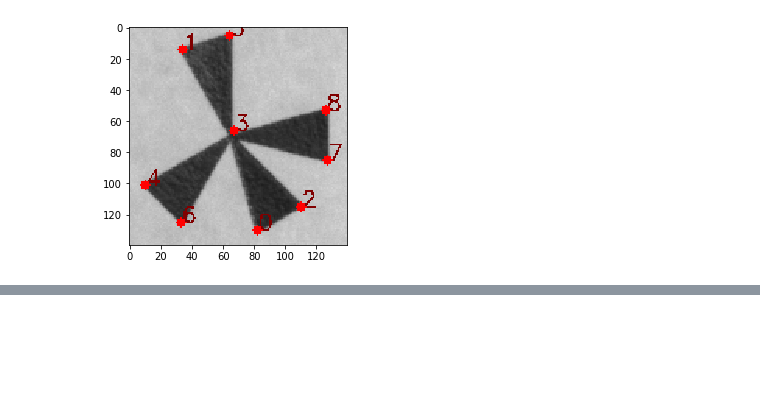
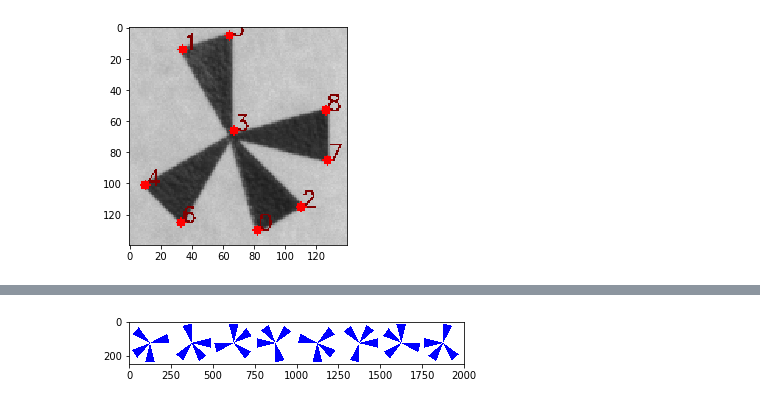
Before and after one commit to Aniruddh1/ipython-opencv-notebooks, a Jupyter notebook: notebooks/Pattern_recognition_fun.ipynb, the cells around one changed output, grey strips where cells are left out. Saved outputs shown, nothing was run; the diff lists cells and outputs as text; code cells hidden in the pictures; blank space fills up the shorter version.

```diff
--- a/notebooks/Pattern_recognition_fun.ipynb
+++ b/notebooks/Pattern_recognition_fun.ipynb
@@ -149,4 +149,44 @@ plt.show()
-# %%
-def Rotate2D(pts, cnt, ang=scipy.pi/4):
-    '''pts = {} Rotates points(nx2) about center cnt(2) by angle ang(1) in radian'''
-    return scipy.dot(pts-cnt, scipy.array([[scipy.cos(ang), scipy.sin(ang)],[-scipy.sin(ang),scipy.cos(ang)]]))+cnt
+# %%
+def make_UAT(image_shape, orientation, color=util.black):
+    image = np.ones(image_shape, np.uint8) * 255 # all-white, 8-bit image
+
+    if len(image.shape) == 2:
+        rows, cols = image.shape
+        color=util.black
+    else:
+        rows, cols, chan = image.shape
+    midX, midY = int(cols/2), int(rows/2)
+
+    offset = (0, 0)
+    origin = (midX+offset[0], midY+offset[1])
+    UAT_length = int(np.min([rows, cols]) * 0.45)
+    UAT_height = int(UAT_length/2.0)
+
+    pt1 = (origin[0], origin[1])
+    pt2 = (pt1[0]+UAT_length, pt1[1]+(UAT_height/2.0))
+    pt3 = (pt2[0], pt1[1]-(UAT_height/2.0))
+
+    triangle_pnts = np.array( [pt1, pt2, pt3] )
+
+    angles = [np.radians(-14), np.radians(90), np.radians(145), np.radians(220)]
+
+    for ang in angles:
+        t = Rotate2D(triangle_pnts, np.array([pt1]), ang).astype(int)
+        cv2.drawContours(image, [t], 0, color, -1)
+
+    if orientation > 4:
+        image = np.flip(image, 1)
+
+    image = np.rot90(image, ((orientation-1)%4))
+
+    return image
+
+base_image = np.ones((250, 0, 3), np.uint8) * 255
+for i in range(1,9):
+    image = make_UAT((250, 250, 3), i, util.blue)
+    base_image = np.concatenate((base_image, image), axis=1)
+
+plt.imshow(base_image)
+plt.show()
+# %% [output]
+[figure, added]
```
Also changed, not shown: parts of 5 cells of this notebook, 1 other file.
